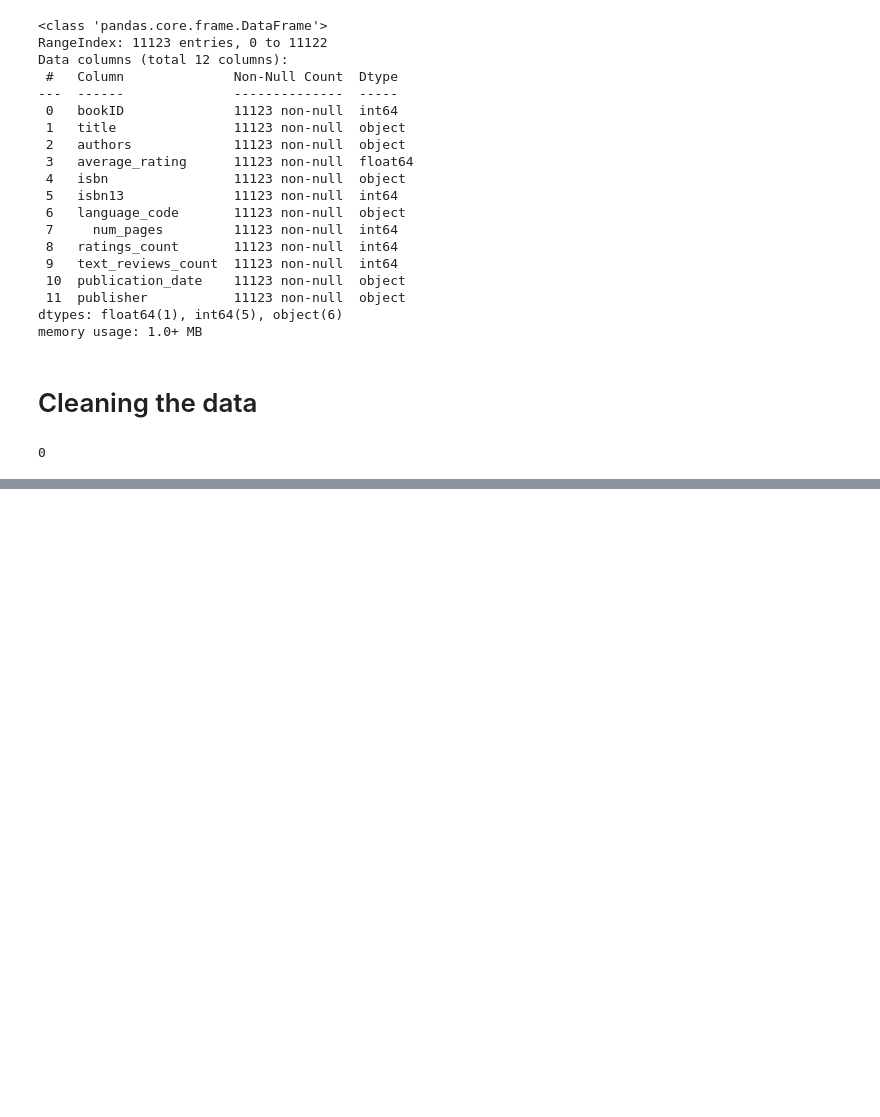
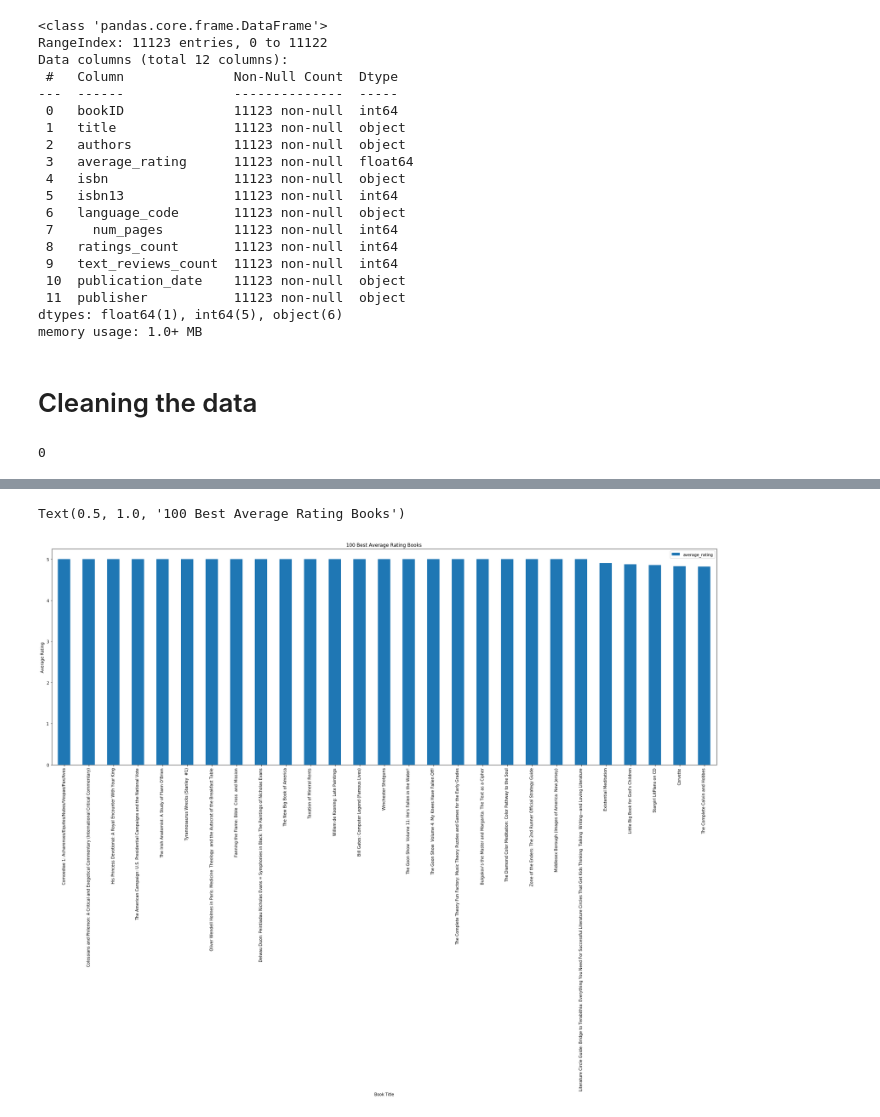
Before and after one commit to LizK/EDA---Books, a Jupyter notebook: Code/Clean/Cleaning_Code.ipynb, the cells around one changed output, grey strips where cells are left out. Saved outputs shown, nothing was run; the diff lists cells and outputs as text; code cells hidden in the pictures; blank space fills up the shorter version.

```diff
--- a/Code/Clean/Cleaning_Code.ipynb
+++ b/Code/Clean/Cleaning_Code.ipynb
@@ -190,0 +256,10 @@ df.to_csv('books_ready_data.csv', index=False)
+# %%
+top = df[df.average_rating>4.8].sort_values(by='average_rating',ascending=False).head(100)
+top.plot('title','average_rating',kind='bar',figsize=(30,10))
+
+plt.xlabel('Book Title')
+plt.ylabel('Average Rating')
+plt.title('100 Best Average Rating Books')
+# %% [output]
+Text(0.5, 1.0, '100 Best Average Rating Books')
+[figure, added]
```
Also changed, not shown: parts of 20 cells of this notebook, 2 other files.
